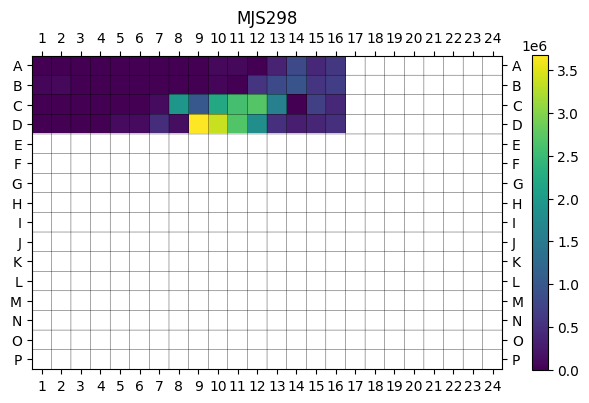
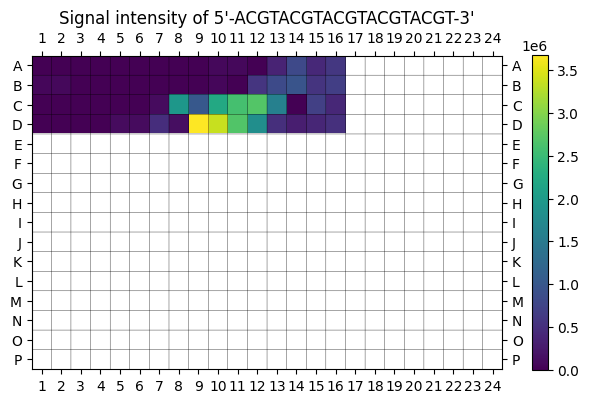
The change to this notebook cell's code, shown as a diff; its figure went from the first image to the second:
--- before
+++ after
@@ -1,2 +1,2 @@
 # now we can see where certain MOIs have been defined and how intense their signal is
-run1.heatmap('MJS298')
+run1.heatmap('MJS298', title='Signal intensity of 5\'-ACGTACGTACGTACGTACGT-3\'')

Commit: Refactoring and updating documentation